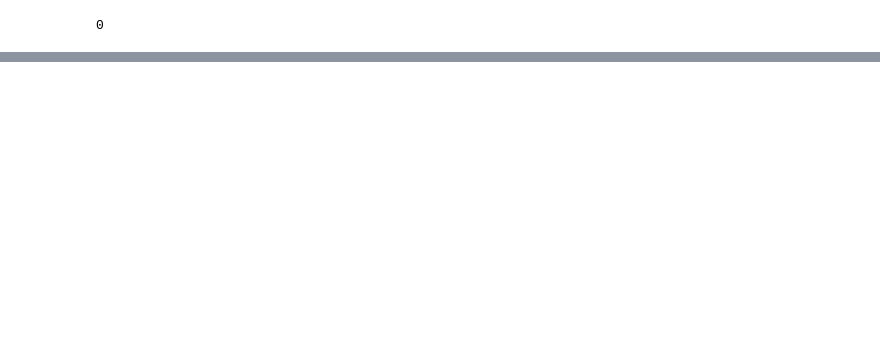
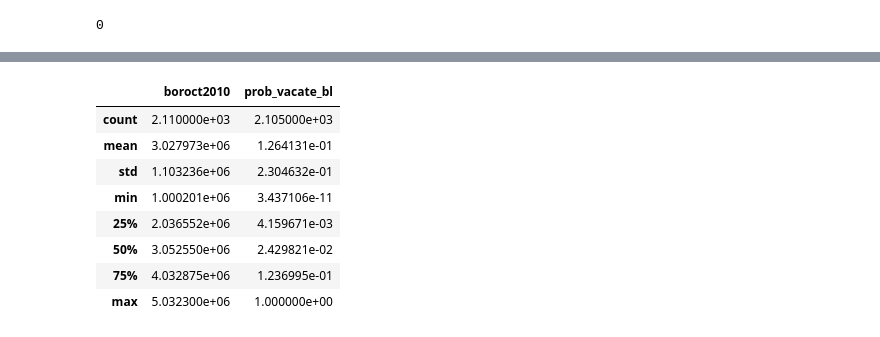
Before and after one commit to KaiElwood/machine-learning-final, a Jupyter notebook: code/03b_naivebayes_gp_bbl.ipynb, the cells around one changed output, grey strips where cells are left out. Cells and saved outputs as stored; diff of their text form; code cells hidden in the pictures; blank space fills up the shorter version.

```diff
--- a/code/03b_naivebayes_gp_bbl.ipynb
+++ b/code/03b_naivebayes_gp_bbl.ipynb
@@ -373,0 +407,8 @@ ROC AUC: 0.9382772061898788
+# %%
+## create a csv of probabilities at the building level and tract level
+
+pred_prob_ct= pred_prob_allbld.groupby('boroct2010', as_index = False)['prob_vacate_bl'].mean()
+print(pred_prob_ct)
+
+pred_prob_allbld.to_csv(os.join(out, "pred_prob_naivebayes_allbld.csv"))
+pred_prob_ct.to_csv(os.join(out, "pred_prob_naivebayes_ct.csv"))
@@ -373,0 +430,12 @@ ROC AUC: 0.9382772061898788
+# %%
+pred_prob_ct.describe()
+# %% [output]
+|  | boroct2010 | prob_vacate_bl |
+| count | 2.110000e+03 | 2.105000e+03 |
+| mean | 3.027973e+06 | 1.264131e-01 |
+| std | 1.103236e+06 | 2.304632e-01 |
+| min | 1.000201e+06 | 3.437106e-11 |
+| 25% | 2.036552e+06 | 4.159671e-03 |
+| 50% | 3.052550e+06 | 2.429821e-02 |
+| 75% | 4.032875e+06 | 1.236995e-01 |
+| max | 5.032300e+06 | 1.000000e+00 |
```
Also changed, not shown: parts of 19 cells of this notebook, 1 other file.
